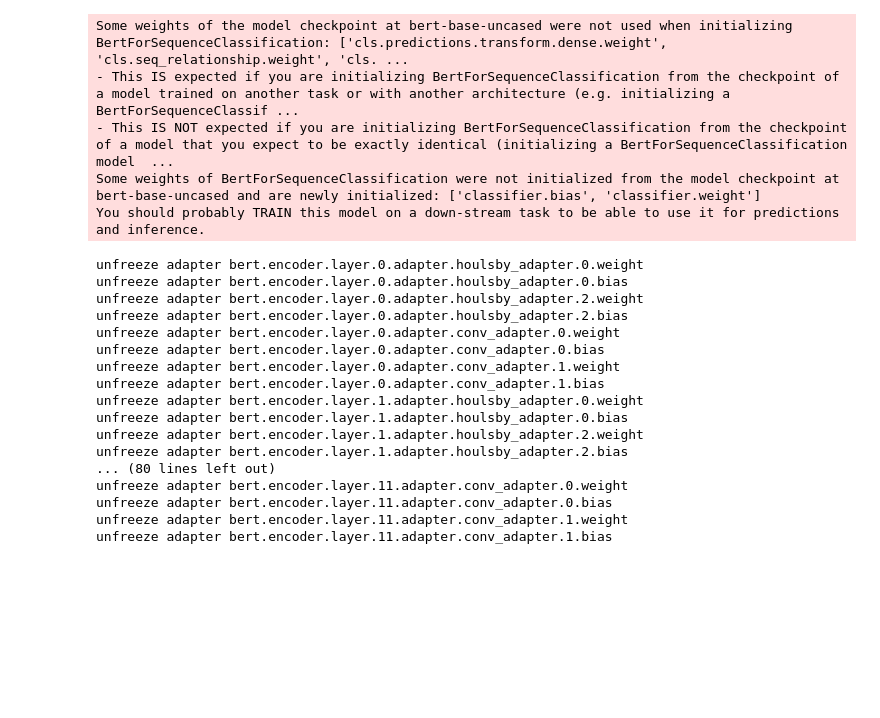
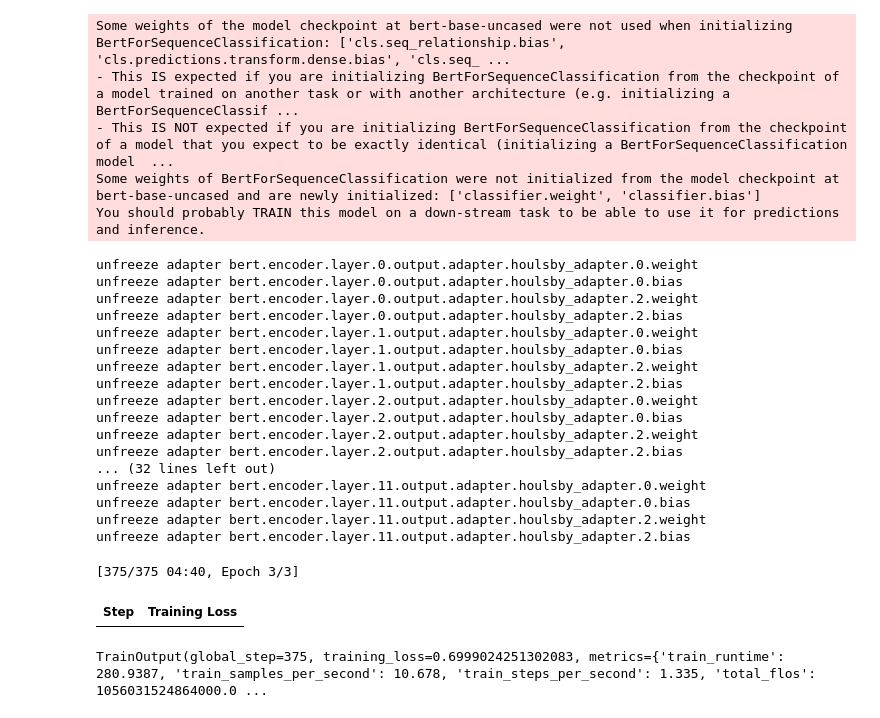
Before and after one commit to virginiakm1988/Easy-Adapter, a Jupyter notebook: Conv_Adapters.ipynb, the cells around one changed output. Drawn from its saved outputs; the diff is of its cells as text; code cells hidden in the pictures; blank space fills up the shorter version.

```diff
--- a/Conv_Adapters.ipynb
+++ b/Conv_Adapters.ipynb
@@ -40,23 +59,35 @@ class Adapter(nn.Module):
         return self.houlsby_adapter(x)
 # %%
 from transformers import AutoModelForSequenceClassification
+
 from torch import nn
 import torch
 
+BertLayerNorm = torch.nn.LayerNorm
 ##vanilla houlsby residual adapter, custom layers
-class adapted_bert_layer(nn.Module):
-  def __init__(self, bert_layer):
+class adapted_bert_output(nn.Module):
+  def __init__(self, BertOutput, config):
     super().__init__()
-    self.bert_layer = bert_layer
-    self.adapter = Adapter(768)
-  def forward(self, *x):
-    bert_out = self.bert_layer(*x)
-    return self.adapter(x) + self.bert_layer(x)
+    self.dense = nn.Linear(config.intermediate_size, config.hidden_size)
+    self.bert_output = BertOutput
+    self.LayerNorm = BertLayerNorm(config.hidden_size, eps=config.layer_norm_eps)
+    self.dropout = nn.Dropout(config.hidden_dropout_prob)
+    self.adapter = Adapter(config.hidden_size)
+  def forward(self,  hidden_states, input_tensor):
+    #print(hidden_states.shape)#, x.shape)
+
+    hidden_states = self.dense(hidden_states)
+    adapter_output = self.adapter(hidden_states)
+    hidden_states = self.dropout(hidden_states) + adapter_output
+    hidden_states = self.LayerNorm(hidden_states + input_tensor)
+
+
+    return hidden_states
 model_bert = AutoModelForSequenceClassification.from_pretrained("bert-base-uncased")
 
 #add adapter module in a bert model
 for idx, layer in enumerate(model_bert.bert.encoder.layer):
-  model_bert.bert.encoder.layer[idx] = adapted_bert_layer(model_bert.bert.encoder.layer[idx])
+  model_bert.bert.encoder.layer[idx].output = adapted_bert_output(model_bert.bert.encoder.layer[idx].output,model_bert.config)
 
 #freeze parameters
 for name, param in model_bert.named_parameters():
@@ -66,28 +97,39 @@ for name, param in model_bert.named_parameters():
   else:
     param.require_grad = False
 # %% [output]
-Some weights of the model checkpoint at bert-base-uncased were not used when initializing BertForSequenceClassification: ['cls.predictions.transform.dense.weight', 'cls.seq_relationship.weight', 'cls. ...
+Some weights of the model checkpoint at bert-base-uncased were not used when initializing BertForSequenceClassification: ['cls.seq_relationship.bias', 'cls.predictions.transform.dense.bias', 'cls.seq_ ...
 - This IS expected if you are initializing BertForSequenceClassification from the checkpoint of a model trained on another task or with another architecture (e.g. initializing a BertForSequenceClassif ...
 - This IS NOT expected if you are initializing BertForSequenceClassification from the checkpoint of a model that you expect to be exactly identical (initializing a BertForSequenceClassification model  ...
-Some weights of BertForSequenceClassification were not initialized from the model checkpoint at bert-base-uncased and are newly initialized: ['classifier.bias', 'classifier.weight']
+Some weights of BertForSequenceClassification were not initialized from the model checkpoint at bert-base-uncased and are newly initialized: ['classifier.weight', 'classifier.bias']
 You should probably TRAIN this model on a down-stream task to be able to use it for predictions and inference.
-unfreeze adapter bert.encoder.layer.0.adapter.houlsby_adapter.0.weight
-unfreeze adapter bert.encoder.layer.0.adapter.houlsby_adapter.0.bias
-unfreeze adapter bert.encoder.layer.0.adapter.houlsby_adapter.2.weight
-unfreeze adapter bert.encoder.layer.0.adapter.houlsby_adapter.2.bias
-unfreeze adapter bert.encoder.layer.0.adapter.conv_adapter.0.weight
-unfreeze adapter bert.encoder.layer.0.adapter.conv_adapter.0.bias
-unfreeze adapter bert.encoder.layer.0.adapter.conv_adapter.1.weight
-unfreeze adapter bert.encoder.layer.0.adapter.conv_adapter.1.bias
-unfreeze adapter bert.encoder.layer.1.adapter.houlsby_adapter.0.weight
-unfreeze adapter bert.encoder.layer.1.adapter.houlsby_adapter.0.bias
-unfreeze adapter bert.encoder.layer.1.adapter.houlsby_adapter.2.weight
-unfreeze adapter bert.encoder.layer.1.adapter.houlsby_adapter.2.bias
-... (80 lines left out)
-unfreeze adapter bert.encoder.layer.11.adapter.conv_adapter.0.weight
-unfreeze adapter bert.encoder.layer.11.adapter.conv_adapter.0.bias
-unfreeze adapter bert.encoder.layer.11.adapter.conv_adapter.1.weight
-unfreeze adapter bert.encoder.layer.11.adapter.conv_adapter.1.bias
+unfreeze adapter bert.encoder.layer.0.output.adapter.houlsby_adapter.0.weight
+unfreeze adapter bert.encoder.layer.0.output.adapter.houlsby_adapter.0.bias
+unfreeze adapter bert.encoder.layer.0.output.adapter.houlsby_adapter.2.weight
+unfreeze adapter bert.encoder.layer.0.output.adapter.houlsby_adapter.2.bias
+unfreeze adapter bert.encoder.layer.1.output.adapter.houlsby_adapter.0.weight
+unfreeze adapter bert.encoder.layer.1.output.adapter.houlsby_adapter.0.bias
+unfreeze adapter bert.encoder.layer.1.output.adapter.houlsby_adapter.2.weight
+unfreeze adapter bert.encoder.layer.1.output.adapter.houlsby_adapter.2.bias
+unfreeze adapter bert.encoder.layer.2.output.adapter.houlsby_adapter.0.weight
+unfreeze adapter bert.encoder.layer.2.output.adapter.houlsby_adapter.0.bias
+unfreeze adapter bert.encoder.layer.2.output.adapter.houlsby_adapter.2.weight
+unfreeze adapter bert.encoder.layer.2.output.adapter.houlsby_adapter.2.bias
+... (32 lines left out)
+unfreeze adapter bert.encoder.layer.11.output.adapter.houlsby_adapter.0.weight
+unfreeze adapter bert.encoder.layer.11.output.adapter.houlsby_adapter.0.bias
+unfreeze adapter bert.encoder.layer.11.output.adapter.houlsby_adapter.2.weight
+unfreeze adapter bert.encoder.layer.11.output.adapter.houlsby_adapter.2.bias
+# %%
+from transformers import TrainingArguments, Trainer
+training_args = TrainingArguments("test_trainer")
+trainer = Trainer(
+    model=model_bert, args=training_args, train_dataset=small_train_dataset, eval_dataset=small_eval_dataset
+)
+trainer.train()
+# %% [output]
+[375/375 04:40, Epoch 3/3]
+| Step | Training Loss |
+TrainOutput(global_step=375, training_loss=0.6999024251302083, metrics={'train_runtime': 280.9387, 'train_samples_per_second': 10.678, 'train_steps_per_second': 1.335, 'total_flos': 1056031524864000.0 ...
 # %%
 from datasets import load_dataset
 raw_datasets = load_dataset("imdb")
```
Also changed, not shown: parts of 9 cells of this notebook.
